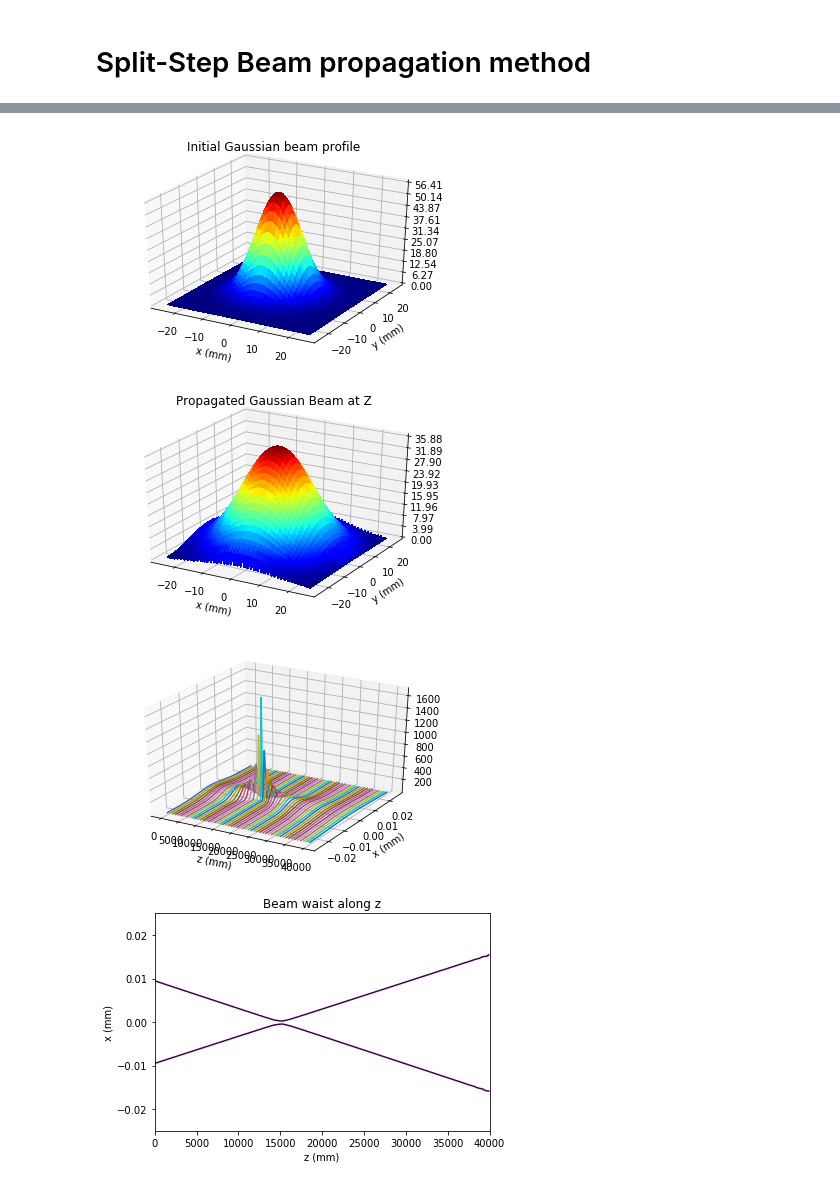
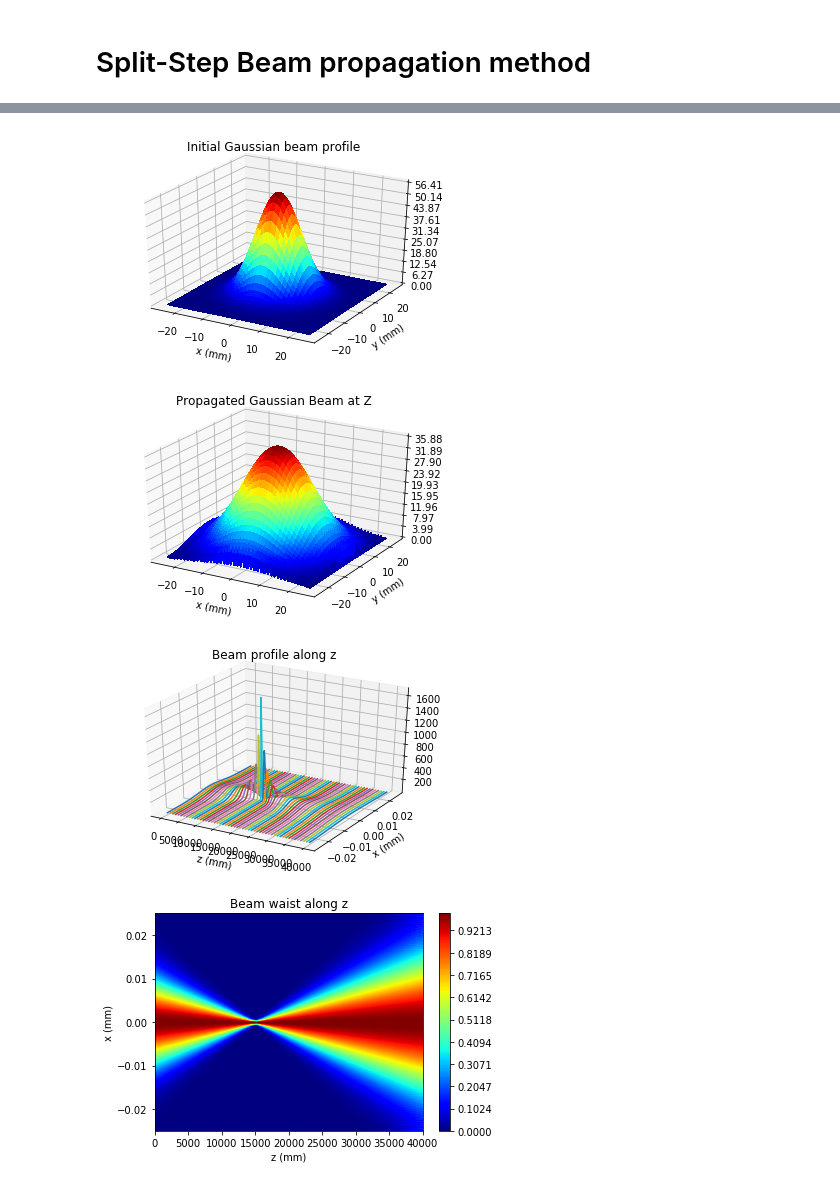
Before and after one commit to dvdturg/Phys_num, a Jupyter notebook: Travail long/TP_long_Legare_Parrot_Turgeon.ipynb, the cells around one changed output, grey strips where cells are left out. Drawn from its saved outputs; the diff is of its cells as text; code cells hidden in the pictures.

```diff
--- a/Travail long/TP_long_Legare_Parrot_Turgeon.ipynb
+++ b/Travail long/TP_long_Legare_Parrot_Turgeon.ipynb
@@ -41,13 +35,13 @@ Focal length (mm) = 16000
 # %%
 dx = L/N # Step size
-x = np.zeros(256)
-Kx = np.zeros(256)
-y = np.zeros(256)
-Ky = np.zeros(256)
-for m in range(256):
+x = np.zeros(N+1)
+Kx = np.zeros(N+1)
+y = np.zeros(N+1)
+Ky = np.zeros(N+1)
+for m in range(N+1):
     x[m] = (m)*dx-L/2
     Kx[m] = (2*np.pi*(m))/(N*dx)-((2*np.pi*(256-1))/(N*dx))/2
-for n in range(256):
+for n in range(N+1):
     y[n] = (n)*dx-L/2
     Ky[n] = (2*np.pi*(n))/(N*dx)-((2*np.pi*(256-1))/(N*dx))/2
 
@@ -66,21 +60,20 @@ H = np.exp(1j/(2*k0)*dz*(KX**2+KY**2)) # Free space transfer function of propaga
 Gau = Gau_ini
 nl = 0
 z = np.arange(0,Z+dz,dz)
-Gau_pro = np.zeros((256,len(z)),dtype = complex)
-
+Gau_pro = np.zeros((N+1,len(z)),dtype = complex)
 for i in z:
     FGau = np.fft.fft2(Gau)
     FGau = FGau*np.fft.fftshift(H)
     Gau = np.fft.ifft2(FGau)
-    Gau_pro[:,nl] = Gau[:,127]
+    Gau_pro[:,nl] = Gau[:,int(N/2)]
     nl += 1
 
 Energy_pro = dx*dx*sum(sum(abs(Gau)**2)) # Vérifier la conservation de l'énergie
+
+X *= 1e3
+Y *= 1e3
+z *= 1e3
 # %%
-X *= 1e3
-Y *= 1e3
-z *= 1e3
-
 fig = plt.figure()
 ax = fig.gca(projection='3d')
 surf = ax.plot_surface(X, Y, abs(Gau_ini), cmap=cm.jet,
@@ -104,33 +97,34 @@ ax.set_ylabel('y (mm)')
 ax.set_title("Propagated Gaussian Beam at Z")
 ax.zaxis.set_major_locator(LinearLocator(10))
 ax.zaxis.set_major_formatter(FormatStrFormatter('%.02f'))
 plt.show()
 
 
 fig = plt.figure()
 ax = fig.add_subplot(111,projection='3d')
 for i in range(nl):
     ax.plot(z[i]*np.ones(len(x)),  abs(Gau_pro[:,i]) ,x, zdir='y')
 ax.set_xlabel('z (mm)')
 ax.set_ylabel('x (mm)')
 ax.set_title("Beam profile along z")
 plt.show()
 
 
 
 fig,ax = plt.subplots()
 A = np.zeros(nl)
 for i in range(nl):
     A[i] = 1/max(abs(Gau_pro[:,i]))
 B = np.diag(A)
 N_Gau_pro = np.dot(abs(Gau_pro),B)
-ax.contour(z,x,N_Gau_pro,[0,np.exp(-1)])
+im = ax.contourf(z,x,N_Gau_pro,np.linspace(0,np.amax(abs(N_Gau_pro)),N),cmap = "jet")
 ax.set_xlabel("z (mm)")
 ax.set_ylabel("x (mm)")
 ax.set_title("Beam waist along z")
+fig.colorbar(im, ax=ax)
 plt.show()
 # %% [output]
 [figure]
 [figure]
-[figure, old version]
+[figure, new version]
-[figure, old version]
+[figure, new version]
```
Also changed, not shown: parts of 8 cells of this notebook.
